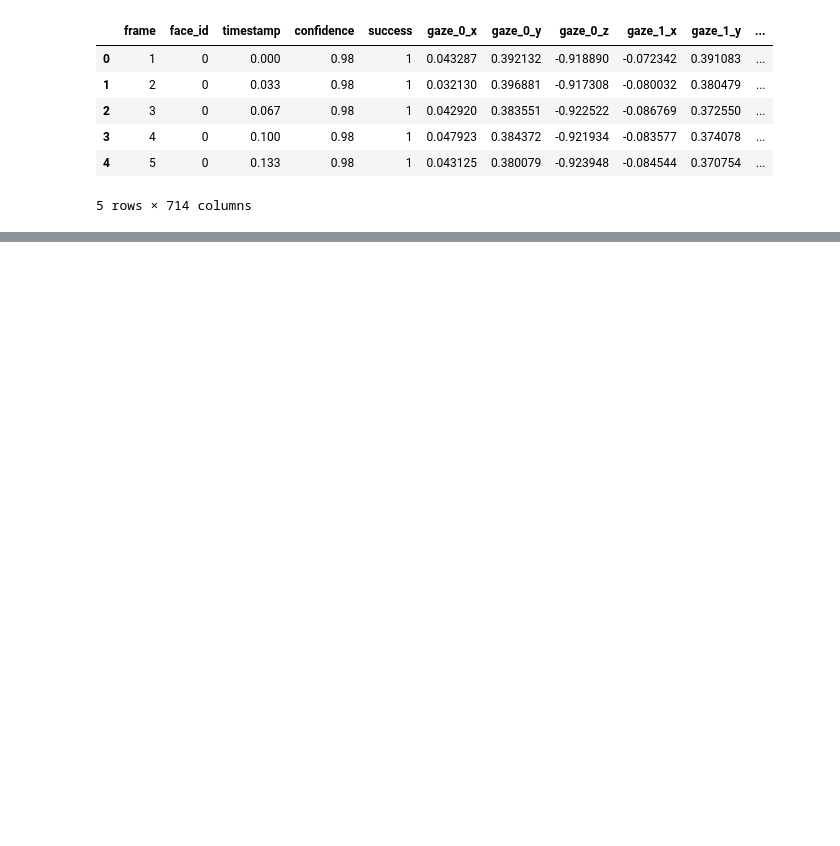
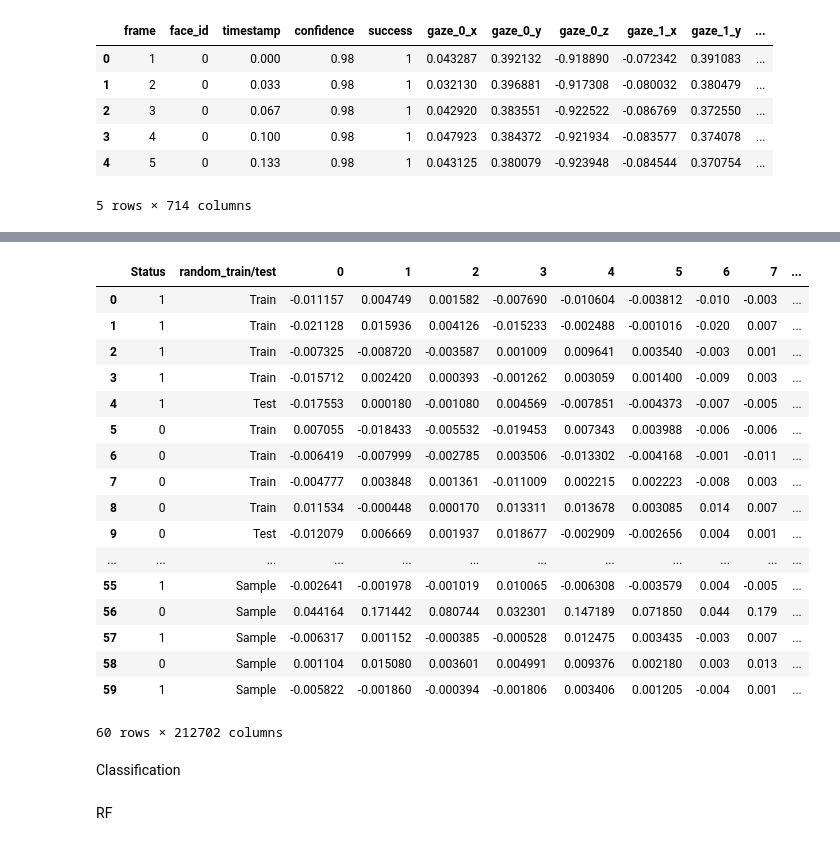
Before and after one commit to sitthatkaja/ThesisM.Sc., a Jupyter notebook: New_method_Diff_V1.ipynb, the cells around one changed output, grey strips where cells are left out. Saved outputs shown, nothing was run; the diff lists cells and outputs as text; code cells hidden in the pictures; blank space fills up the shorter version.

Commit message:
Try with 5 Samples

```diff
--- a/New_method_Diff_V1.ipynb
+++ b/New_method_Diff_V1.ipynb
@@ -159,0 +233,3 @@ for i in range(len(dfss)):
+# %%
+df = pd.DataFrame(worksheet.get_all_records())
+df
@@ -159,0 +254,3 @@ for i in range(len(dfss)):
+# %%
+status = df.iloc[:,3:5]
+status
@@ -159,0 +275,22 @@ for i in range(len(dfss)):
+# %%
+full = pd.concat([status,full], axis=1)
+full
+# %% [output]
+|  | Status | random_train/test | 0 | 1 | 2 | 3 | 4 | 5 | 6 | 7 | ... |
+| 0 | 1 | Train | -0.011157 | 0.004749 | 0.001582 | -0.007690 | -0.010604 | -0.003812 | -0.010 | -0.003 | ... |
+| 1 | 1 | Train | -0.021128 | 0.015936 | 0.004126 | -0.015233 | -0.002488 | -0.001016 | -0.020 | 0.007 | ... |
+| 2 | 1 | Train | -0.007325 | -0.008720 | -0.003587 | 0.001009 | 0.009641 | 0.003540 | -0.003 | 0.001 | ... |
+| 3 | 1 | Train | -0.015712 | 0.002420 | 0.000393 | -0.001262 | 0.003059 | 0.001400 | -0.009 | 0.003 | ... |
+| 4 | 1 | Test | -0.017553 | 0.000180 | -0.001080 | 0.004569 | -0.007851 | -0.004373 | -0.007 | -0.005 | ... |
+| 5 | 0 | Train | 0.007055 | -0.018433 | -0.005532 | -0.019453 | 0.007343 | 0.003988 | -0.006 | -0.006 | ... |
+| 6 | 0 | Train | -0.006419 | -0.007999 | -0.002785 | 0.003506 | -0.013302 | -0.004168 | -0.001 | -0.011 | ... |
+| 7 | 0 | Train | -0.004777 | 0.003848 | 0.001361 | -0.011009 | 0.002215 | 0.002223 | -0.008 | 0.003 | ... |
+| 8 | 0 | Train | 0.011534 | -0.000448 | 0.000170 | 0.013311 | 0.013678 | 0.003085 | 0.014 | 0.007 | ... |
+| 9 | 0 | Test | -0.012079 | 0.006669 | 0.001937 | 0.018677 | -0.002909 | -0.002656 | 0.004 | 0.001 | ... |
+| ... | ... | ... | ... | ... | ... | ... | ... | ... | ... | ... | ... |
+| 55 | 1 | Sample | -0.002641 | -0.001978 | -0.001019 | 0.010065 | -0.006308 | -0.003579 | 0.004 | -0.005 | ... |
+| 56 | 0 | Sample | 0.044164 | 0.171442 | 0.080744 | 0.032301 | 0.147189 | 0.071850 | 0.044 | 0.179 | ... |
+| 57 | 1 | Sample | -0.006317 | 0.001152 | -0.000385 | -0.000528 | 0.012475 | 0.003435 | -0.003 | 0.007 | ... |
+| 58 | 0 | Sample | 0.001104 | 0.015080 | 0.003601 | 0.004991 | 0.009376 | 0.002180 | 0.003 | 0.013 | ... |
+| 59 | 1 | Sample | -0.005822 | -0.001860 | -0.000394 | -0.001806 | 0.003406 | 0.001205 | -0.004 | 0.001 | ... |
+60 rows × 212702 columns
@@ -159,0 +306,4 @@ for i in range(len(dfss)):
+# %% [markdown]
+Classification
+# %% [markdown]
+RF
```
Also changed, not shown: parts of 42 cells of this notebook.
